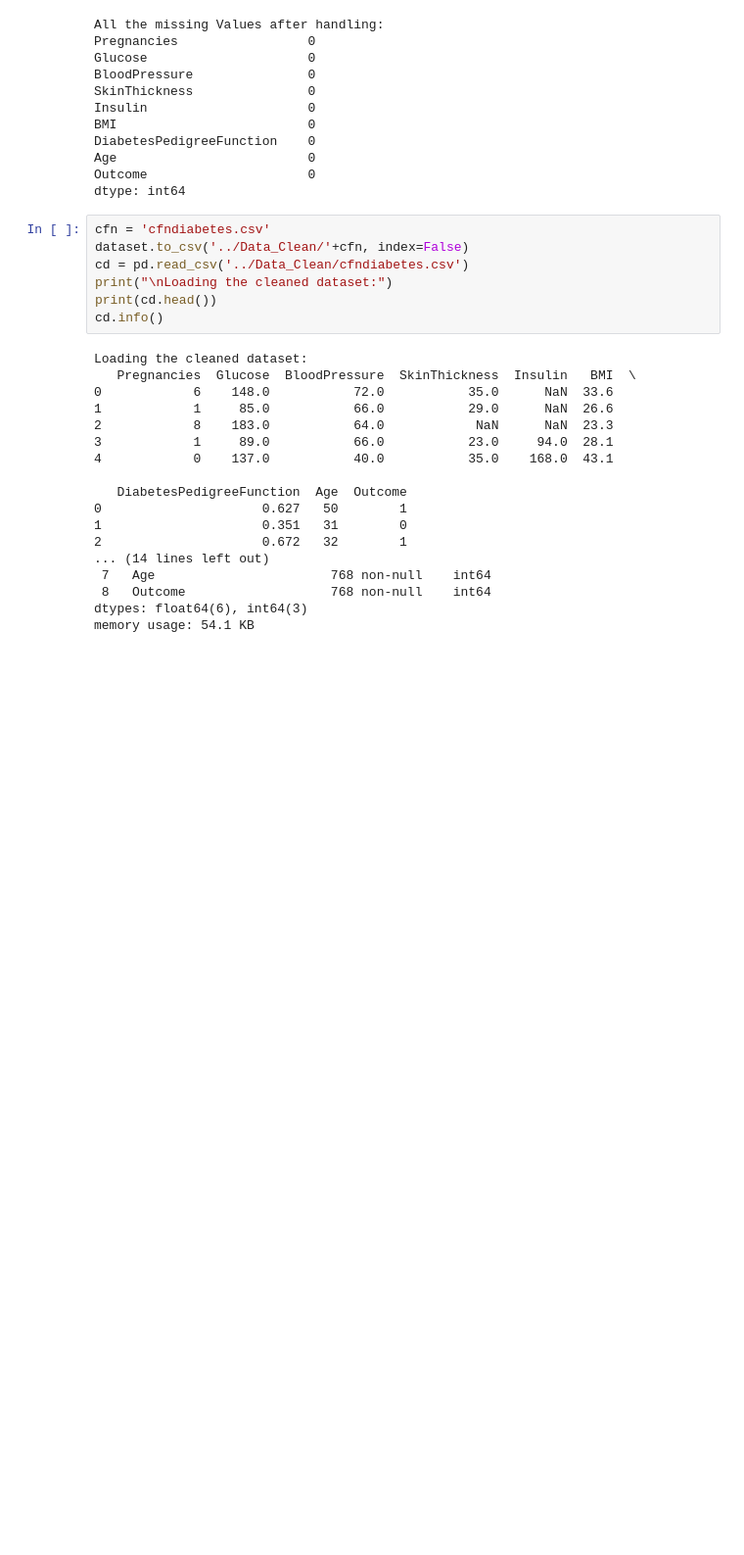
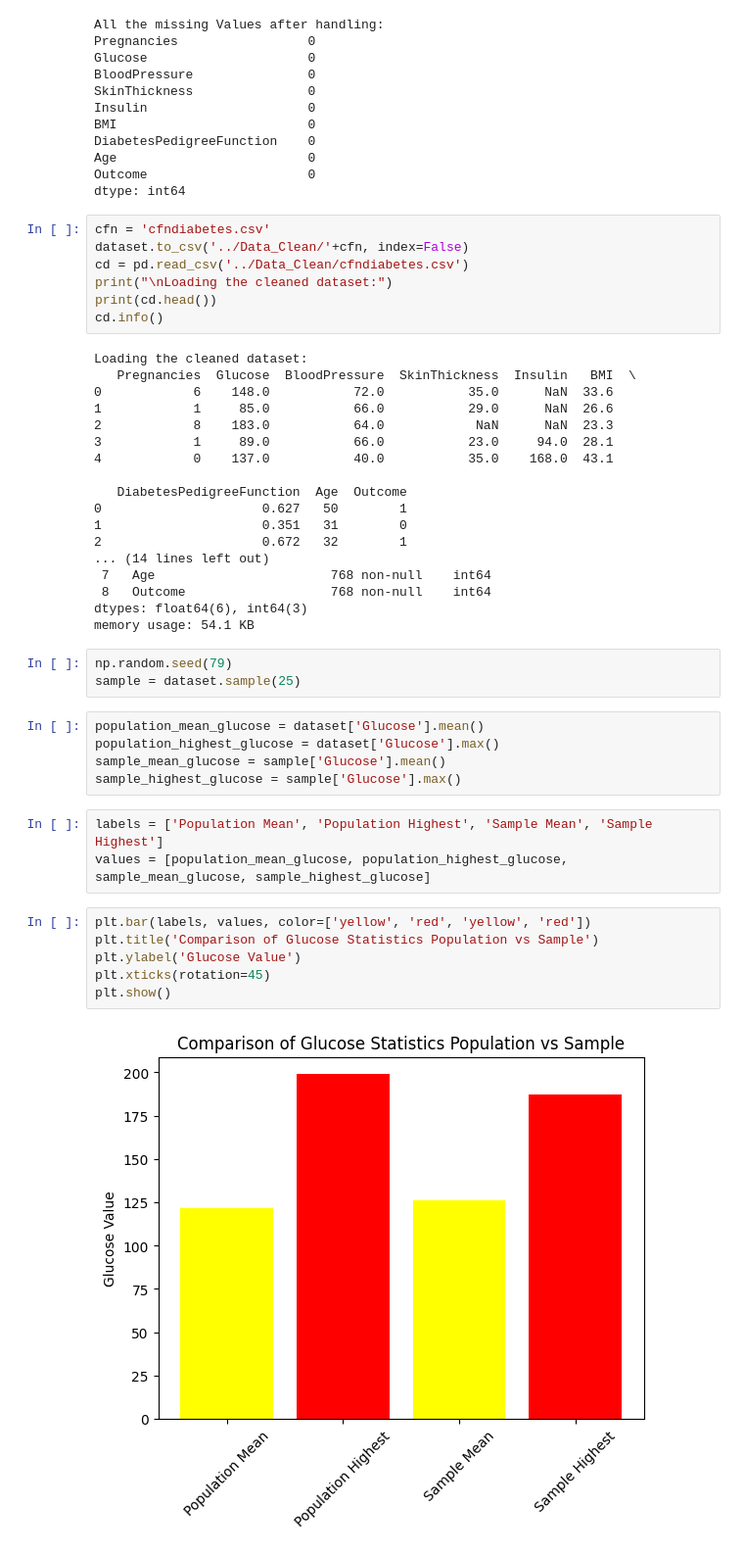
Before and after one commit to Kankshith2000/Pds_assignment_3_4, a Jupyter notebook: Src/sol.ipynb, the cells around one changed output. Shown at 98% size. Drawn from its saved outputs; the diff is of its cells as text; blank space fills up the shorter version.

```diff
--- a/Src/sol.ipynb
+++ b/Src/sol.ipynb
@@ -103,3 +103,22 @@ Loading the cleaned dataset:
  8   Outcome                   768 non-null    int64
 dtypes: float64(6), int64(3)
 memory usage: 54.1 KB
+# %%
+np.random.seed(79)
+sample = dataset.sample(25)
+# %%
+population_mean_glucose = dataset['Glucose'].mean()
+population_highest_glucose = dataset['Glucose'].max()
+sample_mean_glucose = sample['Glucose'].mean()
+sample_highest_glucose = sample['Glucose'].max()
+# %%
+labels = ['Population Mean', 'Population Highest', 'Sample Mean', 'Sample Highest']
+values = [population_mean_glucose, population_highest_glucose, sample_mean_glucose, sample_highest_glucose]
+# %%
+plt.bar(labels, values, color=['yellow', 'red', 'yellow', 'red'])
+plt.title('Comparison of Glucose Statistics Population vs Sample')
+plt.ylabel('Glucose Value')
+plt.xticks(rotation=45)
+plt.show()
+# %% [output]
+[figure, added]
```
